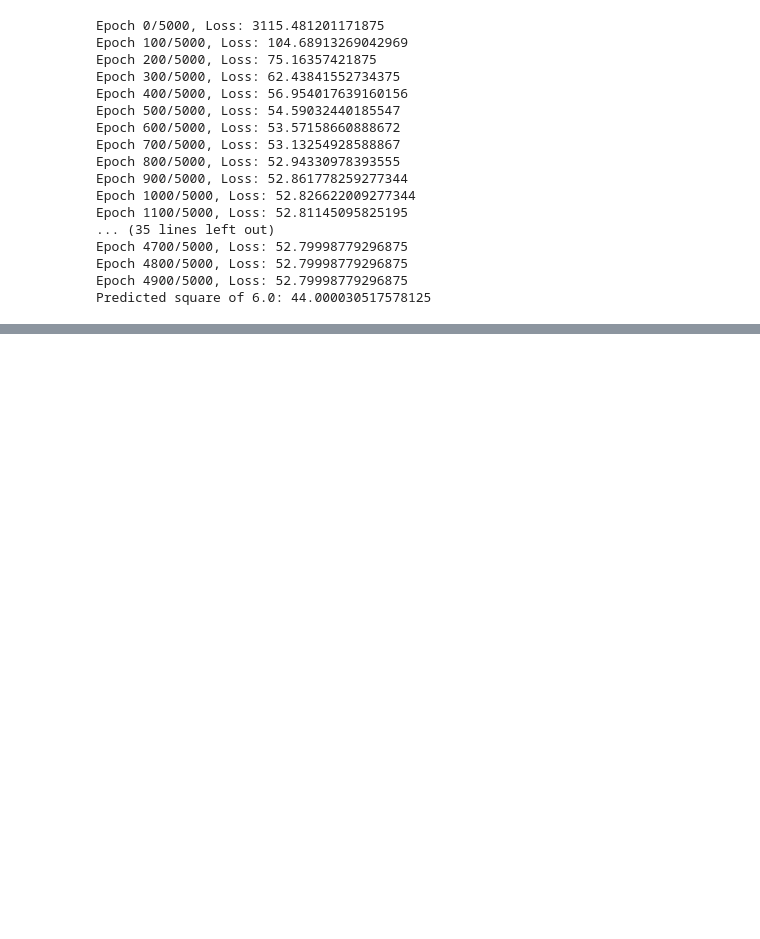
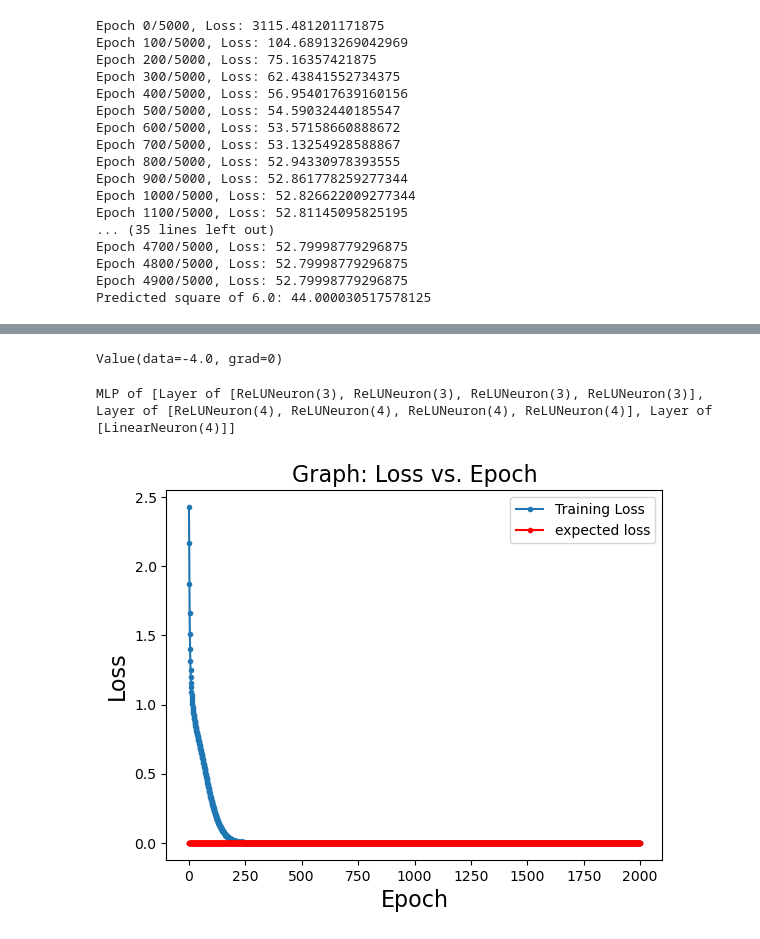
Before and after one commit to Rafsanjani-Hub/Karpathy, a Jupyter notebook: Karpathy_DL_Colab_extention.ipynb, the cells around one changed output, grey strips where cells are left out. Drawn from its saved outputs; the diff is of its cells as text; code cells hidden in the pictures; blank space fills up the shorter version.

```diff
--- a/Karpathy_DL_Colab_extention.ipynb
+++ b/Karpathy_DL_Colab_extention.ipynb
@@ -1532,0 +1713,7 @@ Predicted square of 6.0: 44.000030517578125
+# %%
+from micrograd.engine import Value
+
+a = Value(-4.0)
+print(a)
+# %% [output]
+Value(data=-4.0, grad=0)
@@ -1532,0 +1743,51 @@ Predicted square of 6.0: 44.000030517578125
+# %%
+model
+# %% [output]
+MLP of [Layer of [ReLUNeuron(3), ReLUNeuron(3), ReLUNeuron(3), ReLUNeuron(3)], Layer of [ReLUNeuron(4), ReLUNeuron(4), ReLUNeuron(4), ReLUNeuron(4)], Layer of [LinearNeuron(4)]]
+# %%
+epochs = 2000
+
+losses = []
+
+for epoch in range(1, epochs+1):
+
+    # Step-1: forward pass:
+    Yp = [model(x) for x in X]
+
+    loss = sum([(y-yp)**2.0 for (y, yp) in zip(Y, Yp)])
+
+
+    # print(f'epach:{epoch}, loss:{loss.data:0.6f}')
+    losses.append(loss.data)
+
+    # Step-2: backward pass:
+    for param in model.parameters():
+        param.grad = 0.0
+    #end-for
+    loss.backward()
+
+
+    # Step-3: update parameters:
+    for param in model.parameters():
+        param.data += - (0.01 * param.grad)
+    #end-for
+#end-for
+# %%
+def lossPlot(data):
+    plt.title(label='Graph: Loss vs. Epoch', fontsize=16)
+
+    plt.plot(data, label='Training Loss', marker='.')
+    plt.plot(np.arange(len(data)), np.zeros(len(data)), label='expected loss', marker='.', color='red')
+
+    plt.xlabel('Epoch', fontsize=16)
+    plt.ylabel('Loss',  fontsize=16)
+    plt.legend()
+
+    plt.savefig(fname='Loss_vs_Epoch.png', dpi=300)
+
+    plt.show()
+#end-def
+
+lossPlot(losses)
+# %% [output]
+[figure, added]
```
Also changed, not shown: parts of 38 cells of this notebook.
